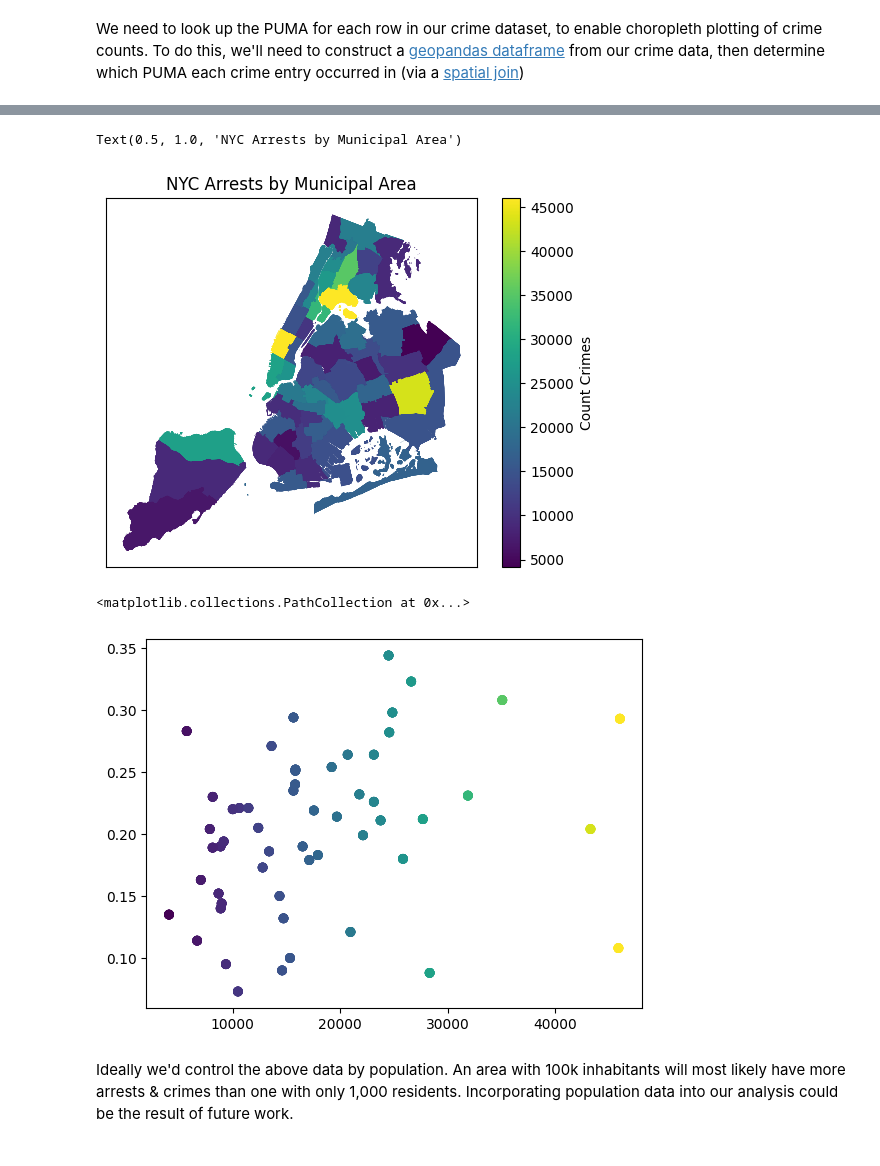
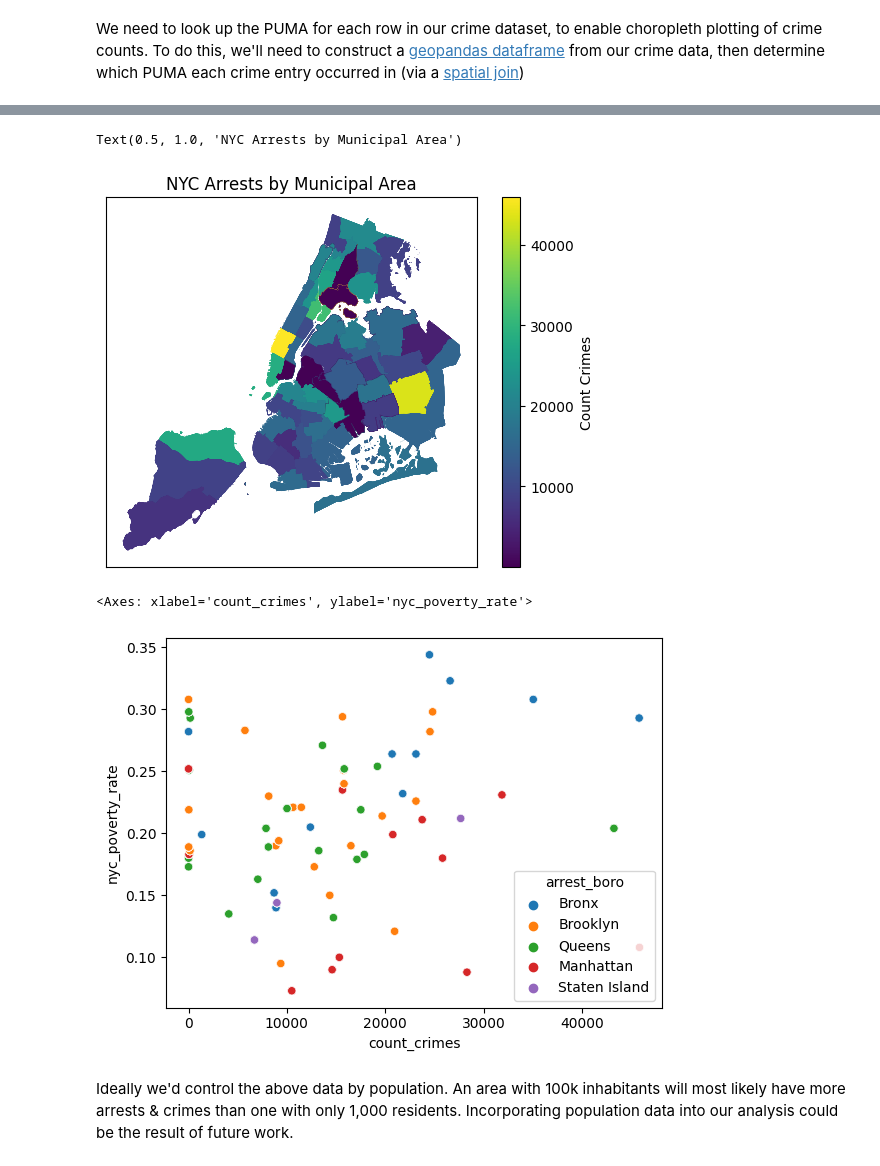
Before and after one commit to andrewbowen19/advancedProgrammingData602, a Jupyter notebook: src/project/final-project.ipynb, the cells around one changed output, grey strips where cells are left out. Drawn from its saved outputs; the diff is of its cells as text; code cells hidden in the pictures.

```diff
--- a/src/project/final-project.ipynb
+++ b/src/project/final-project.ipynb
@@ -231,7 +245,7 @@ crimes.groupby(["arrest_boro", "ofns_desc"])[['arrest_boro', 'ofns_desc']].count
 We need to look up the PUMA for each row in our crime dataset, to enable choropleth plotting of crime counts. To do this, we'll need to construct a [geopandas dataframe](https://geopandas.org/en/stable/gallery/create_geopandas_from_pandas.html) from our crime data, then determine which PUMA each crime entry occurred in (via a [spatial join](https://www.matecdev.com/posts/point-in-polygon.html#:~:text=for%20further%20analysis.-,How%20to%20check%20if%20a%20point%20is%20inside%20a%20polygon,a%20polygon%20contains%20a%20point.))
 # %%
 # Constructing a geopandas dataframe from our crime datae=
-crimes = geopandas.GeoDataFrame(crimes, geometry=geopandas.points_from_xy(crimes.longitude, crimes.latitude))
+crimes = geopandas.GeoDataFrame(crimes, geometry=geopandas.points_from_xy(crimes.longitude, crimes.latitude),crs="EPSG:2263")
 
 crimes.head()
 # %% [output]
@@ -245,6 +259,6 @@ crimes.head()
 # %%
 # Looking up the municipal area where each crime entry occurred
-crimes = geopandas.tools.sjoin(crimes, nyc, predicate="within")
+crimes = geopandas.tools.sjoin(crimes, nyc, how='left', predicate="within")
 crimes.head()
 # %% [output]
 Use `to_crs()` to reproject one of the input geometries to match the CRS of the other.
@@ -257,7 +277,12 @@ ValueError: 'index_left' and 'index_right' cannot be names in the frames being j
 # %%
 # Aggregating our crime data on the PUMA level -- interested in counts primarily
-crimes_agg = pd.DataFrame(crimes.groupby("puma", "arrest_boro")['puma', 'arrest_boro'].count())
-# crimes_agg['count_crimes'] = crimes_agg.values
+crimes_agg = pd.DataFrame(crimes.groupby(["puma",
+                            "arrest_boro"])[['puma']].count()
+)
 
+# TODO: drop index for join later
+crimes_agg['arrest_boro'] = crimes_agg.index.get_level_values(1)
+crimes_agg['count_crimes'] = crimes_agg.puma
+crimes_agg.index = crimes_agg.index.droplevel(1)
 crimes_agg.head()
 # %% [output]
@@ -265,6 +296,9 @@ ValueError: No axis named arrest_boro for object type GeoDataFrame
 # %%
 # Join to nyc data for chrime counts by PUMA choropleth
-nyc = nyc.join(crimes_agg, on='puma', how='left', rsuffix="_c")
+nyc = nyc.join(crimes_agg,
+               on='puma',
+               how='left',
+               rsuffix="_c")
 nyc.head()
 # %% [output]
 |  | puma | shape_area | shape_leng | geometry | median_income | perc_white | perc_black | perc_hispanic | ... |
@@ -288,14 +322,16 @@ ax.set_yticks([])
 ax.set_title("NYC Arrests by Municipal Area")
 # %% [output]
 Text(0.5, 1.0, 'NYC Arrests by Municipal Area')
-[figure, old version]
+[figure, new version]
 # %%
-# Scatter plot of poverty rates and crime counts by PUMA
-f, ax = plt.subplots()
-
-ax.scatter(nyc.count_crimes, nyc.nyc_poverty_rate, c=nyc.arrest_boro)
+# Scatter plot of poverty rates and crime counts by PUMA using seaborn
+nyc_data = pd.DataFrame(nyc)
+sns.scatterplot(data=nyc_data,
+                x='count_crimes',
+                y='nyc_poverty_rate',
+                hue=nyc['arrest_boro'], palette='tab10')
 # %% [output]
-<matplotlib.collections.PathCollection at 0x...>
+<Axes: xlabel='count_crimes', ylabel='nyc_poverty_rate'>
-[figure, old version]
+[figure, new version]
 # %% [markdown]
 Ideally we'd control the above data by population. An area with 100k inhabitants will most likely have more arrests & crimes than one with only 1,000 residents. Incorporating population data into our analysis could be the result of future work.
```
Also changed, not shown: parts of 15 cells of this notebook, 1 other file.
